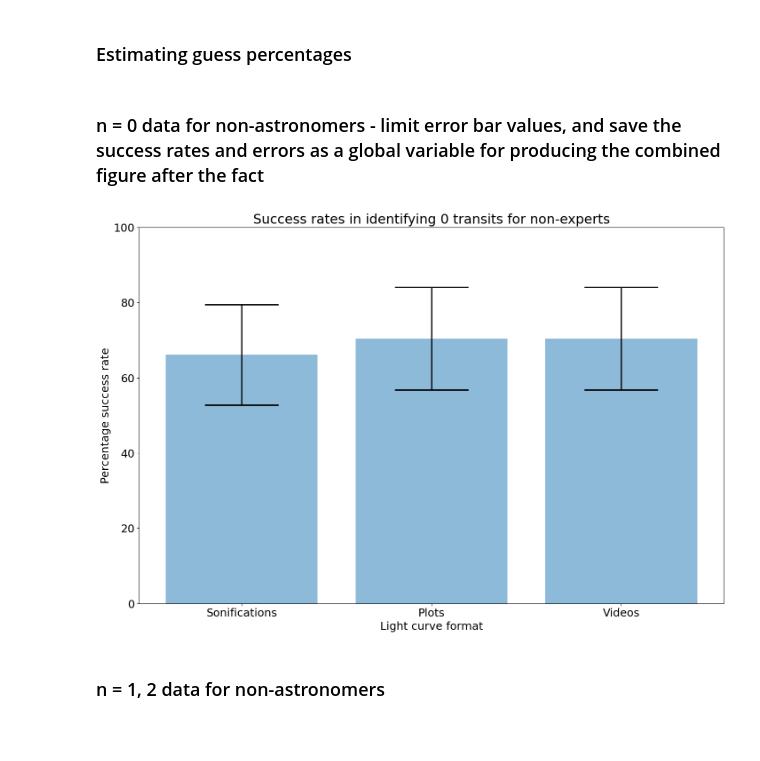
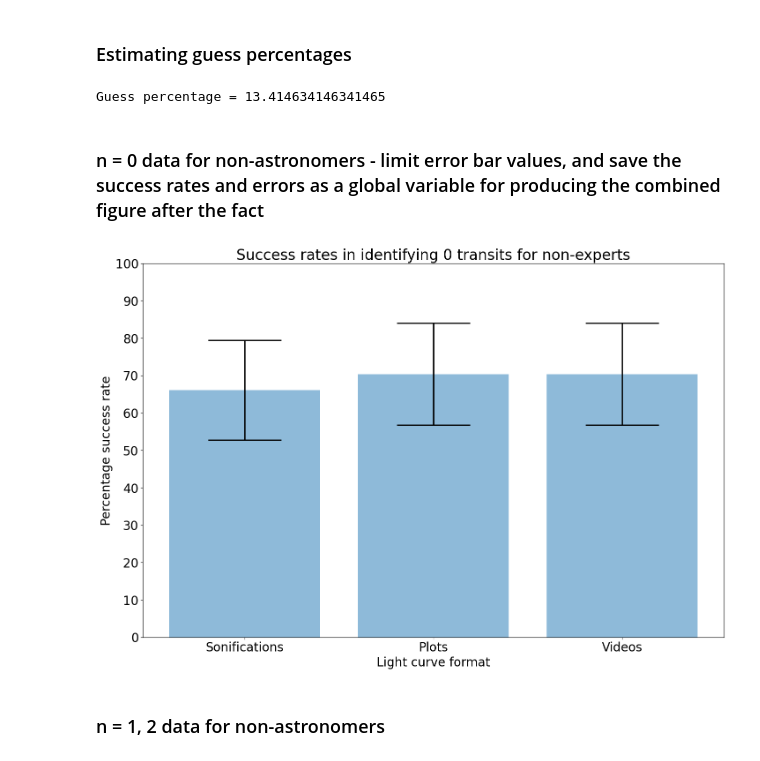
Before and after one commit to jacktuckerbrown/star-sound, a Jupyter notebook: analysis.ipynb, the cells around one changed output. Drawn from its saved outputs; the diff is of its cells as text; code cells hidden in the pictures; blank space fills up the shorter version.

```diff
--- a/analysis.ipynb
+++ b/analysis.ipynb
@@ -1477,6 +1481,31 @@ for x in sets_nexpert['Data']:
 ## Data analysis for the non-experts
 # %% [markdown]
 ### Estimating guess percentages
+# %%
+rtz = 0
+onestwos = 0
+
+for i in sets_nexpert['Data']:
+
+    j = i.iloc[0:6]
+    #display(j)
+
+    for k in range(0,len(j['Name'])):
+
+        nu = j.iloc[k]['Total responses']
+        #print("Responses", nu)
+        rtz = rtz + float(nu) # Sum
+        #print("Total responses", rtz)
+
+        mu = float(j.iloc[k]['# of 1s']) + float(j.iloc[k]['# of 2s'])
+        #print("Add # of 1s and 2s",mu)
+        onestwos = onestwos + mu
+        #print("Total ones and twos responses", onestwos)
+
+nexpert0guess = onestwos/rtz*100
+print("Guess percentage =",nexpert0guess)
+# %% [output]
+Guess percentage = 13.414634146341465
 # %% [markdown]
 ### n = 0 data for non-astronomers - limit error bar values, and save the success rates and errors as a global variable for producing the combined figure after the fact
 # %%
@@ -1493,34 +1522,38 @@ for i in sets_nexpert['Data']:
 
     global suc_nexpert
     global err_suc_nexpert
 
     for k in range(0,len(j['Name'])):
         n = j.iloc[k]['Number of correct answers']
         resp = j.iloc[k]['Total responses']
 
         #print(n,resp)
         tot_n = tot_n + float(n)
         tot_resp = tot_resp + float(resp)
 
         #print(tot_n,tot_resp)
 
     suc_nexpert.append(tot_n/tot_resp*100)
     errsuc_nexpert.append(np.sqrt(tot_resp)/tot_resp*100)
 
 errsuc_nexpert_0 = sort_errors(suc_nexpert,errsuc_nexpert)
 
 f, ax = plt.subplots(figsize=(17,11))
 ax.bar([1,2,3], suc_nexpert, yerr=errsuc_nexpert_0, error_kw=dict(capthick=2, elinewidth=2, ecolor='black'), alpha=0.5,align='center', ecolor='black', capsize=60)
 plt.ylim([0, 100])
 ax.set_ylabel("Percentage success rate")
 ax.set_xlabel("Light curve format")
 ax.set_title("Success rates in identifying 0 transits for non-experts")
 x_formatter = ticker.FixedFormatter(["Sonifications","Plots","Videos"])
 x_locator = ticker.FixedLocator([1,2,3])
 ax.xaxis.set_major_formatter(x_formatter)
 ax.xaxis.set_major_locator(x_locator)
+y_formatter = ticker.FixedFormatter(["0","10","20","30","40","50","60","70","80","90","100"])
+y_locator = ticker.FixedLocator([0,10,20,30,40,50,60,70,80,90,100])
+ax.yaxis.set_major_formatter(y_formatter)
+ax.yaxis.set_major_locator(y_locator)
 # %% [output]
-[figure, old version]
+[figure, new version]
 # %% [markdown]
 ### n = 1, 2 data for non-astronomers
 # %%
```
Also changed, not shown: parts of 13 cells of this notebook.
